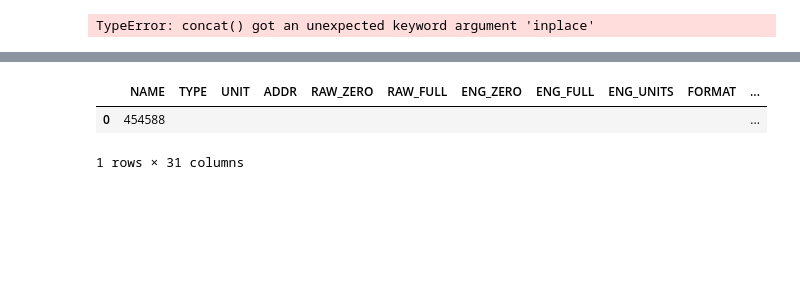
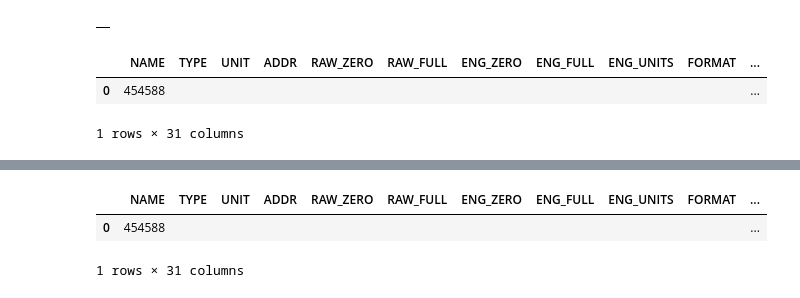
Before and after one commit to alermar69/myPython, a Jupyter notebook: ACY/dbf_scada.ipynb, the cells around one changed output, grey strips where cells are left out. Cells and saved outputs as stored; diff of their text form; code cells hidden in the pictures; blank space fills up the shorter version.

```diff
--- a/ACY/dbf_scada.ipynb
+++ b/ACY/dbf_scada.ipynb
@@ -402,36 +411,45 @@ df1 = project.base.base_tag.dataframe()
 # %%
-values = {'NAME':'454588',
-                          'TYPE': '',
-                          'UNIT': '',
-                          'ADDR': "",
-                          'RAW_ZERO': '',
-                          'RAW_FULL': '',
-                          'ENG_ZERO': '',
-                          'ENG_FULL': '',
-                          'ENG_UNITS': '',
-                          'FORMAT': '',
-                          'COMMENT': '',
-                          'EDITCODE': '',
-                          'LINKED': '',
-                          'OID': '',
-                          'REF1': '',
-                          'REF2': '',
-                          'DEADBAND': '',
-                          'CUSTOM': '',
-                          'TAGGENLINK': '',
-                          'CLUSTER': '',
-                          'HISTORIAN': 'TRUE',
-                          'EQUIP': '',
-                          'CUSTOM1': '',
-                          'CUSTOM2': '',
-                          'CUSTOM3': '',
-                          'CUSTOM4': '',
-                          'CUSTOM5': '',
-                          'CUSTOM6': '',
-                          'CUSTOM7': '',
-                          'CUSTOM8': '',
-                          'ITEM': ''}
+values = {'NAME': '454588',
+          'TYPE': '',
+          'UNIT': '',
+          'ADDR': "",
+          'RAW_ZERO': '',
+          'RAW_FULL': '',
+          'ENG_ZERO': '',
+          'ENG_FULL': '',
+          'ENG_UNITS': '',
+          'FORMAT': '',
+          'COMMENT': '',
+          'EDITCODE': '',
+          'LINKED': '',
+          'OID': '',
+          'REF1': '',
+          'REF2': '',
+          'DEADBAND': '',
+          'CUSTOM': '',
+          'TAGGENLINK': '',
+          'CLUSTER': '',
+          'HISTORIAN': 'TRUE',
+          'EQUIP': '',
+          'CUSTOM1': '',
+          'CUSTOM2': '',
+          'CUSTOM3': '',
+          'CUSTOM4': '',
+          'CUSTOM5': '',
+          'CUSTOM6': '',
+          'CUSTOM7': '',
+          'CUSTOM8': '',
+          'ITEM': ''}
 
-pd.concat([df1, pd.DataFrame([values])], ignore_index=True)
+# pd.concat([df1, pd.DataFrame([values])], ignore_index=True)
-# %% [output]
-TypeError: concat() got an unexpected keyword argument 'inplace'
+# %%
+df3 = pd.DataFrame()
+df3
+# %% [output]
+|  |
+# %%
+pd.concat([df3, pd.DataFrame([values])], ignore_index=True)
+# %% [output]
+|  | NAME | TYPE | UNIT | ADDR | RAW_ZERO | RAW_FULL | ENG_ZERO | ENG_FULL | ENG_UNITS | FORMAT | ... |
+| 0 | 454588 |  |  |  |  |  |  |  |  |  | ... |
+1 rows × 31 columns
```
Also changed, not shown: parts of 14 cells of this notebook.
